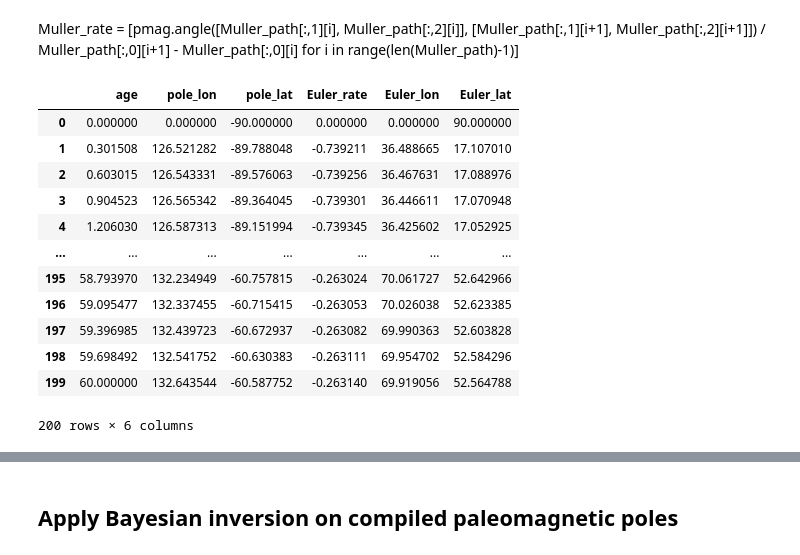
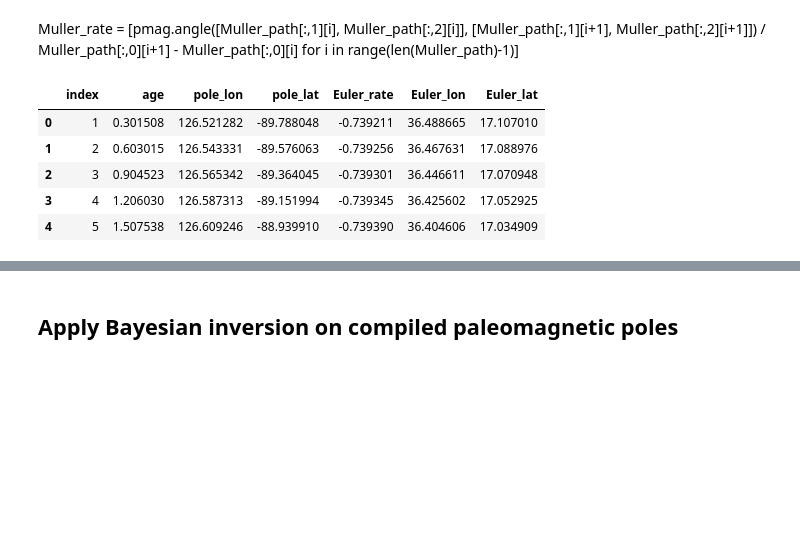
Before and after one commit to Swanson-Hysell-Group/Bayesian_PEP_inversion, a Jupyter notebook: PEP_Australia.ipynb, the cells around one changed output, grey strips where cells are left out. Cells and saved outputs as stored; diff of their text form; code cells hidden in the pictures; blank space fills up the shorter version.

```diff
--- a/PEP_Australia.ipynb
+++ b/PEP_Australia.ipynb
@@ -7,6 +7,7 @@ The functions are within the `bayesian_pep` library which is imported below.
 # %%
 import os, sys
 import pandas as pd
+pd.set_option('display.max_rows', None)
 import numpy as np
 import pmagpy.ipmag as ipmag
 import pmagpy.pmag as pmag
@@ -127,23 +128,18 @@ Muller_rate = [pmag.angle([Muller_path[:,1][i], Muller_path[:,2][i]], [Muller_pa
                for i in range(len(Muller_path)-1)]
 # %%
 Muller_df = pd.DataFrame(Muller_path, columns = ['age','pole_lon', 'pole_lat', 'Euler_rate', 'Euler_lon', 'Euler_lat'])
-Muller_rate_young = Muller_df[Muller_df['age'] < 34]
-Muller_rate_old = Muller_df[Muller_df['age'] >= 34]
-Muller_df
+Muller_df = Muller_df[Muller_df['age'] > 0]
+Muller_df.reset_index(inplace=True)
+Muller_rate_young = Muller_df[Muller_df['age'] < 38]
+Muller_rate_old = Muller_df[Muller_df['age'] >= 38]
+Muller_df.head()
 # %% [output]
-|  | age | pole_lon | pole_lat | Euler_rate | Euler_lon | Euler_lat |
-| 0 | 0.000000 | 0.000000 | -90.000000 | 0.000000 | 0.000000 | 90.000000 |
-| 1 | 0.301508 | 126.521282 | -89.788048 | -0.739211 | 36.488665 | 17.107010 |
-| 2 | 0.603015 | 126.543331 | -89.576063 | -0.739256 | 36.467631 | 17.088976 |
-| 3 | 0.904523 | 126.565342 | -89.364045 | -0.739301 | 36.446611 | 17.070948 |
-| 4 | 1.206030 | 126.587313 | -89.151994 | -0.739345 | 36.425602 | 17.052925 |
-| ... | ... | ... | ... | ... | ... | ... |
-| 195 | 58.793970 | 132.234949 | -60.757815 | -0.263024 | 70.061727 | 52.642966 |
-| 196 | 59.095477 | 132.337455 | -60.715415 | -0.263053 | 70.026038 | 52.623385 |
-| 197 | 59.396985 | 132.439723 | -60.672937 | -0.263082 | 69.990363 | 52.603828 |
-| 198 | 59.698492 | 132.541752 | -60.630383 | -0.263111 | 69.954702 | 52.584296 |
-| 199 | 60.000000 | 132.643544 | -60.587752 | -0.263140 | 69.919056 | 52.564788 |
+|  | index | age | pole_lon | pole_lat | Euler_rate | Euler_lon | Euler_lat |
+| 0 | 1 | 0.301508 | 126.521282 | -89.788048 | -0.739211 | 36.488665 | 17.107010 |
+| 1 | 2 | 0.603015 | 126.543331 | -89.576063 | -0.739256 | 36.467631 | 17.088976 |
+| 2 | 3 | 0.904523 | 126.565342 | -89.364045 | -0.739301 | 36.446611 | 17.070948 |
+| 3 | 4 | 1.206030 | 126.587313 | -89.151994 | -0.739345 | 36.425602 | 17.052925 |
+| 4 | 5 | 1.507538 | 126.609246 | -88.939910 | -0.739390 | 36.404606 | 17.034909 |
-200 rows × 6 columns
 # %%
 map_axis = ipmag.make_orthographic_map(central_longitude=90, central_latitude=-90, figsize=(8,8))
 
```
Also changed, not shown: parts of 6 cells of this notebook.
